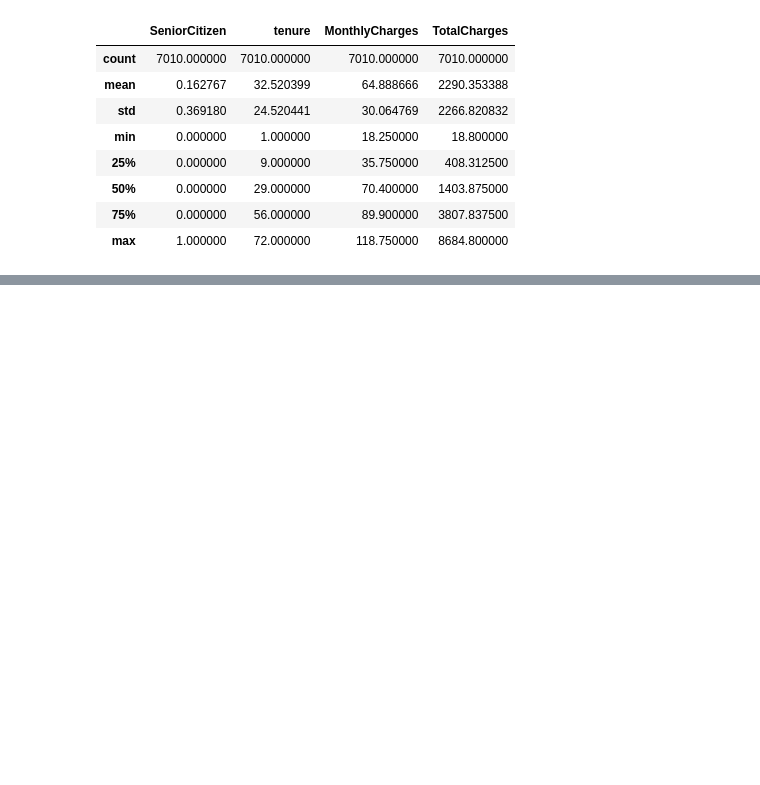
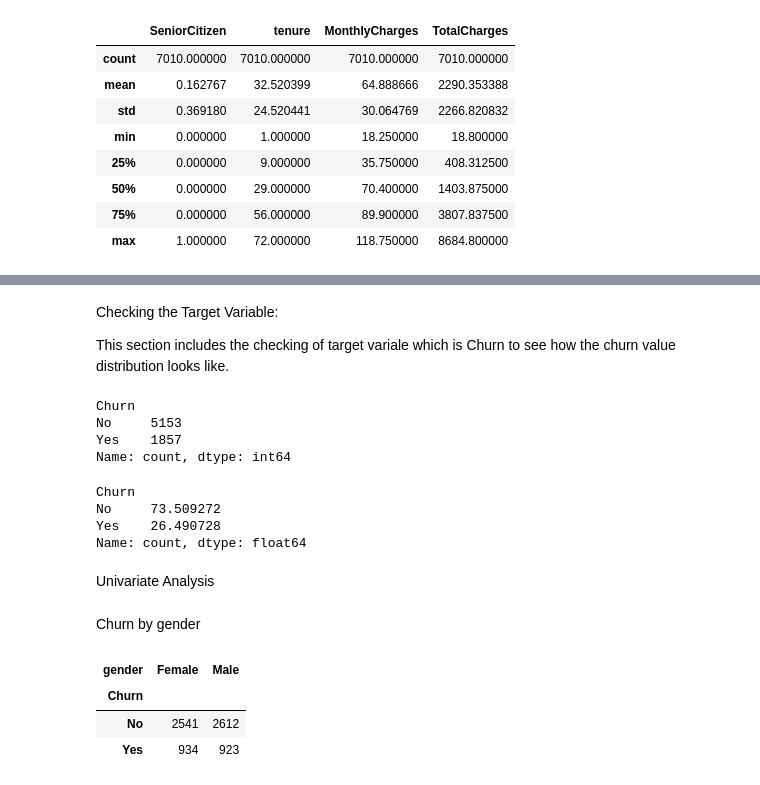
Before and after one commit to Rojin-Dhami/Customer_churn_prediction_model, a Jupyter notebook: Churn_predictor.ipynb, the cells around one changed output, grey strips where cells are left out. Cells and saved outputs as stored; diff of their text form; code cells hidden in the pictures; blank space fills up the shorter version.

Commit message:
perfroming Analysis

```diff
--- a/Churn_predictor.ipynb
+++ b/Churn_predictor.ipynb
@@ -101,0 +108,29 @@ df.describe()
+# %% [markdown]
+Checking the Target Variable:
+
+ This section includes the checking of target variale which is Churn to see how the churn value distribution looks like.
+# %%
+df['Churn'].value_counts()
+# %% [output]
+Churn
+No     5153
+Yes    1857
+Name: count, dtype: int64
+# %%
+df['Churn'].value_counts()/len(df)*100
+# %% [output]
+Churn
+No     73.509272
+Yes    26.490728
+Name: count, dtype: float64
+# %% [markdown]
+Univariate Analysis
+# %% [markdown]
+Churn by gender
+# %%
+df[['Churn', 'gender']].value_counts().unstack()
+# %% [output]
+| gender | Female | Male |
+| Churn |  |  |
+| No | 2541 | 2612 |
+| Yes | 934 | 923 |
```
Also changed, not shown: parts of 4 cells of this notebook.
